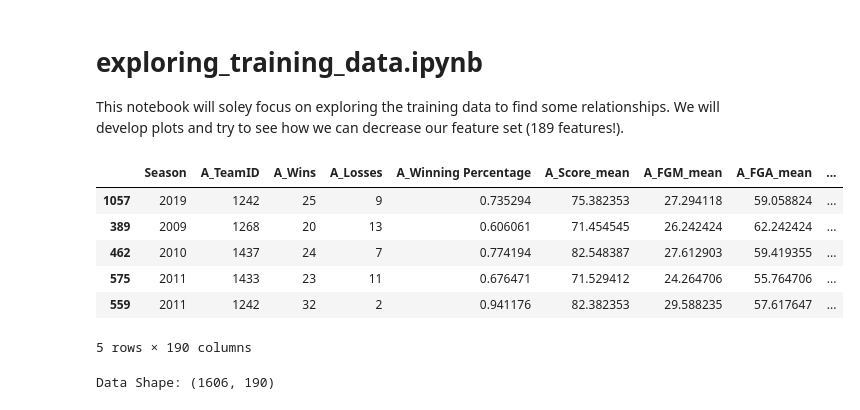
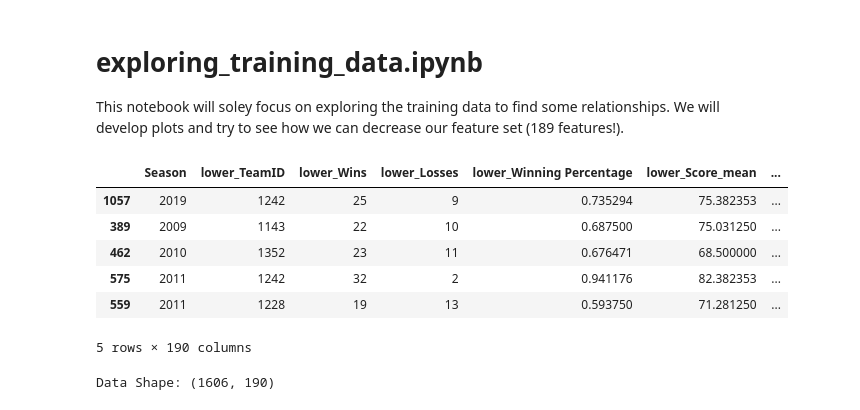
Before and after one commit to JinalShah2002/march-madness-mania, a Jupyter notebook: notebooks/exploring_training_data.ipynb, the cells around one changed output. Drawn from its saved outputs; the diff is of its cells as text; code cells hidden in the pictures.

Commit message:
Basic EDA, there isn't much to go off of, created a txt for preprocessing and added another feature for the training data

```diff
--- a/notebooks/exploring_training_data.ipynb
+++ b/notebooks/exploring_training_data.ipynb
@@ -13,15 +13,16 @@ import seaborn as sns
 # %%
 # Getting the data
 raw_data = pd.read_csv('/Users/jinalshah/Jinal/Projects/march-madness-mania/preprocessed-data/modeling-data/training.csv',index_col=0)
 
 # Making sure the data loaded properly
+raw_data.head()
 # %% [output]
-|  | Season | A_TeamID | A_Wins | A_Losses | A_Winning Percentage | A_Score_mean | A_FGM_mean | A_FGA_mean | ... |
-| 1057 | 2019 | 1242 | 25 | 9 | 0.735294 | 75.382353 | 27.294118 | 59.058824 | ... |
-| 389 | 2009 | 1268 | 20 | 13 | 0.606061 | 71.454545 | 26.242424 | 62.242424 | ... |
-| 462 | 2010 | 1437 | 24 | 7 | 0.774194 | 82.548387 | 27.612903 | 59.419355 | ... |
-| 575 | 2011 | 1433 | 23 | 11 | 0.676471 | 71.529412 | 24.264706 | 55.764706 | ... |
-| 559 | 2011 | 1242 | 32 | 2 | 0.941176 | 82.382353 | 29.588235 | 57.617647 | ... |
+|  | Season | lower_TeamID | lower_Wins | lower_Losses | lower_Winning Percentage | lower_Score_mean | ... |
+| 1057 | 2019 | 1242 | 25 | 9 | 0.735294 | 75.382353 | ... |
+| 389 | 2009 | 1143 | 22 | 10 | 0.687500 | 75.031250 | ... |
+| 462 | 2010 | 1352 | 23 | 11 | 0.676471 | 68.500000 | ... |
+| 575 | 2011 | 1242 | 32 | 2 | 0.941176 | 82.382353 | ... |
+| 559 | 2011 | 1228 | 19 | 13 | 0.593750 | 71.281250 | ... |
 5 rows × 190 columns
 # %%
 # Displaying data shape to see what we are working with
```
Also changed, not shown: parts of 6 cells of this notebook, 5 other files.
